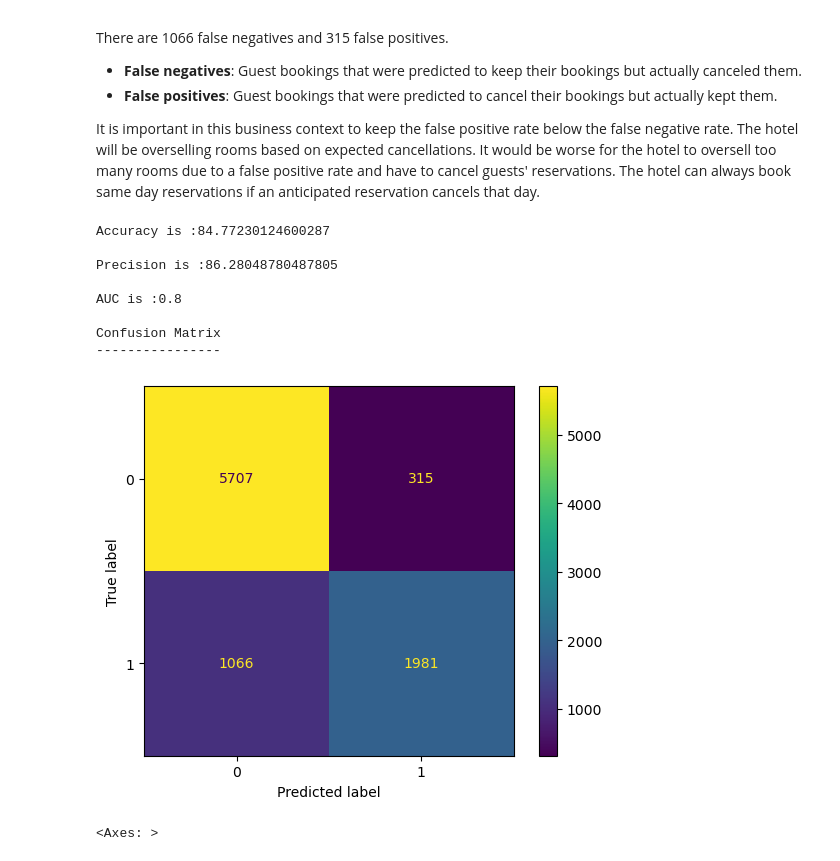
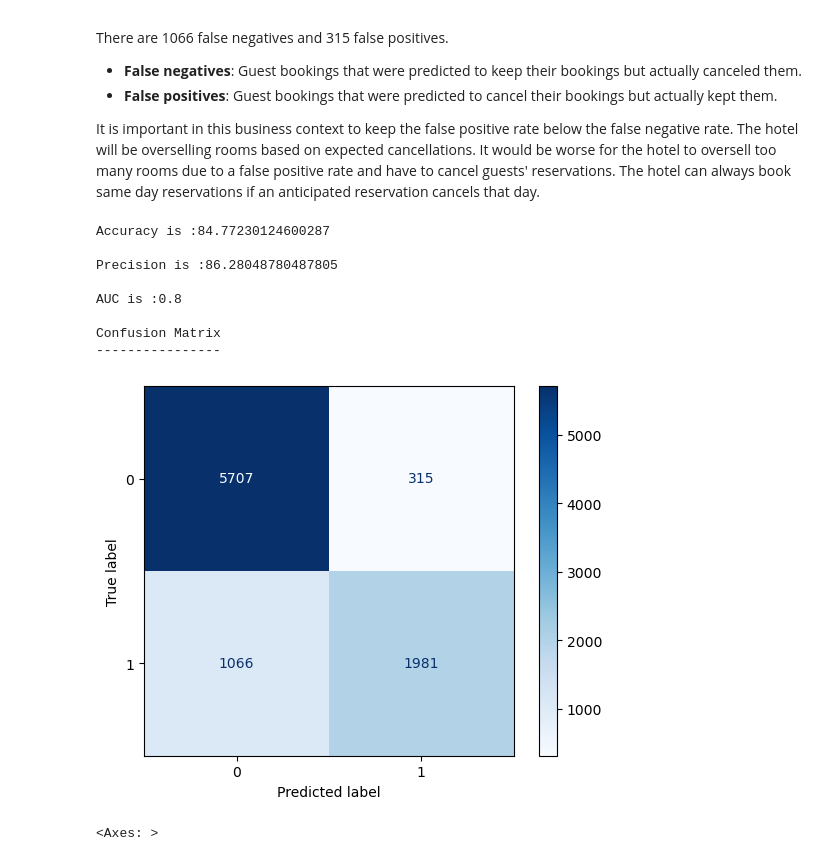
Before and after one commit to scarlettvalentin/hotel_reservations_project, a Jupyter notebook: notebook.ipynb, the cells around one changed output. Saved outputs shown, nothing was run; the diff lists cells and outputs as text; code cells hidden in the pictures.

```diff
--- a/notebook.ipynb
+++ b/notebook.ipynb
@@ -755,35 +763,35 @@ y_pred = classifier.predict(X_test_transformed)
 # Evaluate performance
 # Calculate accuracy
 acc = accuracy_score(y_test,y_pred) * 100
 print('Accuracy is :{0}'.format(acc))
 
 # Calculate precision
 prec = precision_score(y_test,y_pred) * 100
 print('\nPrecision is :{0}'.format(prec))
 
 # Check the AUC for predictions
 false_positive_rate, true_positive_rate, thresholds = roc_curve(y_test, y_pred)
 roc_auc = auc(false_positive_rate, true_positive_rate)
 print('\nAUC is :{0}'.format(round(roc_auc, 2)))
 
 # Create and print a confusion matrix
 print('\nConfusion Matrix')
 print('----------------')
 cm = confusion_matrix(y_test, y_pred)
 
 cm_disp = ConfusionMatrixDisplay(confusion_matrix=cm,
                                       display_labels=classifier.classes_)
-cm_disp.plot();
+cm_disp.plot(cmap=plt.cm.Blues);
 # %% [output]
 Accuracy is :84.77230124600287
 
 Precision is :86.28048780487805
 
 AUC is :0.8
 
 Confusion Matrix
 ----------------
-[figure, old version]
+[figure, new version]
 # %%
 # Create bar chart with feature importance in descending order
 feat_importances = pd.DataFrame(classifier.feature_importances_, index=X_train_transformed.columns, columns=["Importance"])
```
Also changed, not shown: parts of 5 cells of this notebook.
